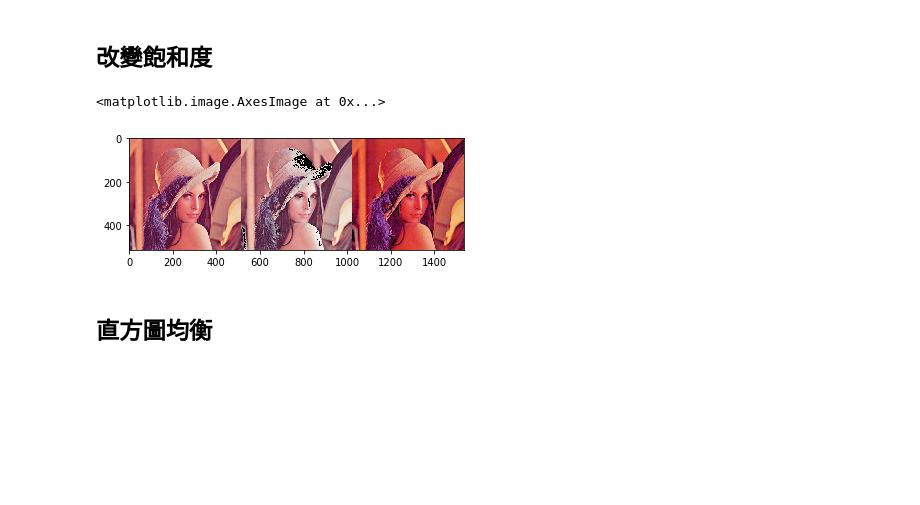
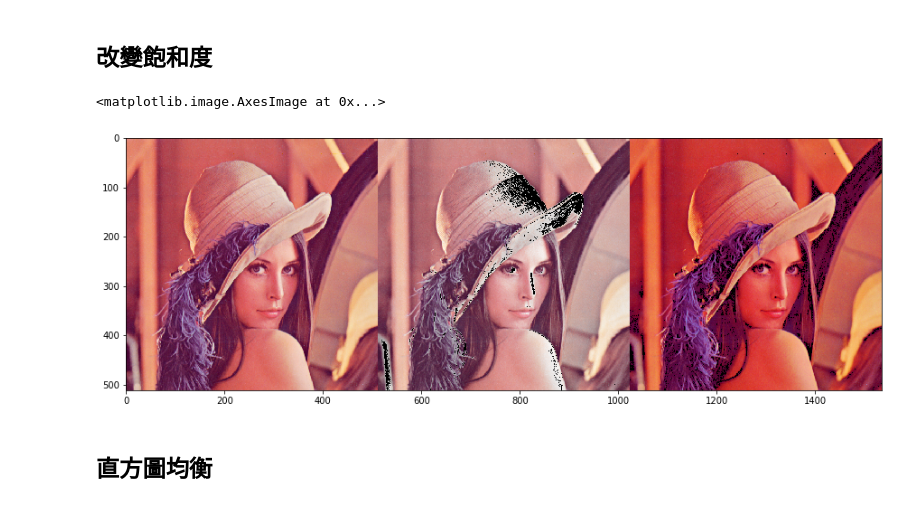
Before and after one commit to newmanchurch/1st-DL-CVMarathon, a Jupyter notebook: homework/Day003_color_spave_op_HW.ipynb, the cells around one changed output. Cells and saved outputs as stored; diff of their text form; code cells hidden in the pictures; blank space fills up the shorter version.

```diff
--- a/homework/Day003_color_spave_op_HW.ipynb
+++ b/homework/Day003_color_spave_op_HW.ipynb
@@ -37,10 +37,11 @@ cv2.imshow('change saturation', img_hsv_change)
 cv2.waitKey(0)
 cv2.destroyAllWindows()
 # %%
+plt.figure(figsize=(15,10))
 plt.imshow(img_hsv_change[:,:,::-1])
 # %% [output]
 <matplotlib.image.AxesImage at 0x...>
-[figure, old version]
+[figure, new version]
 # %% [markdown]
 ## 直方圖均衡
 # %%
```
Also changed, not shown: parts of 2 cells of this notebook.
